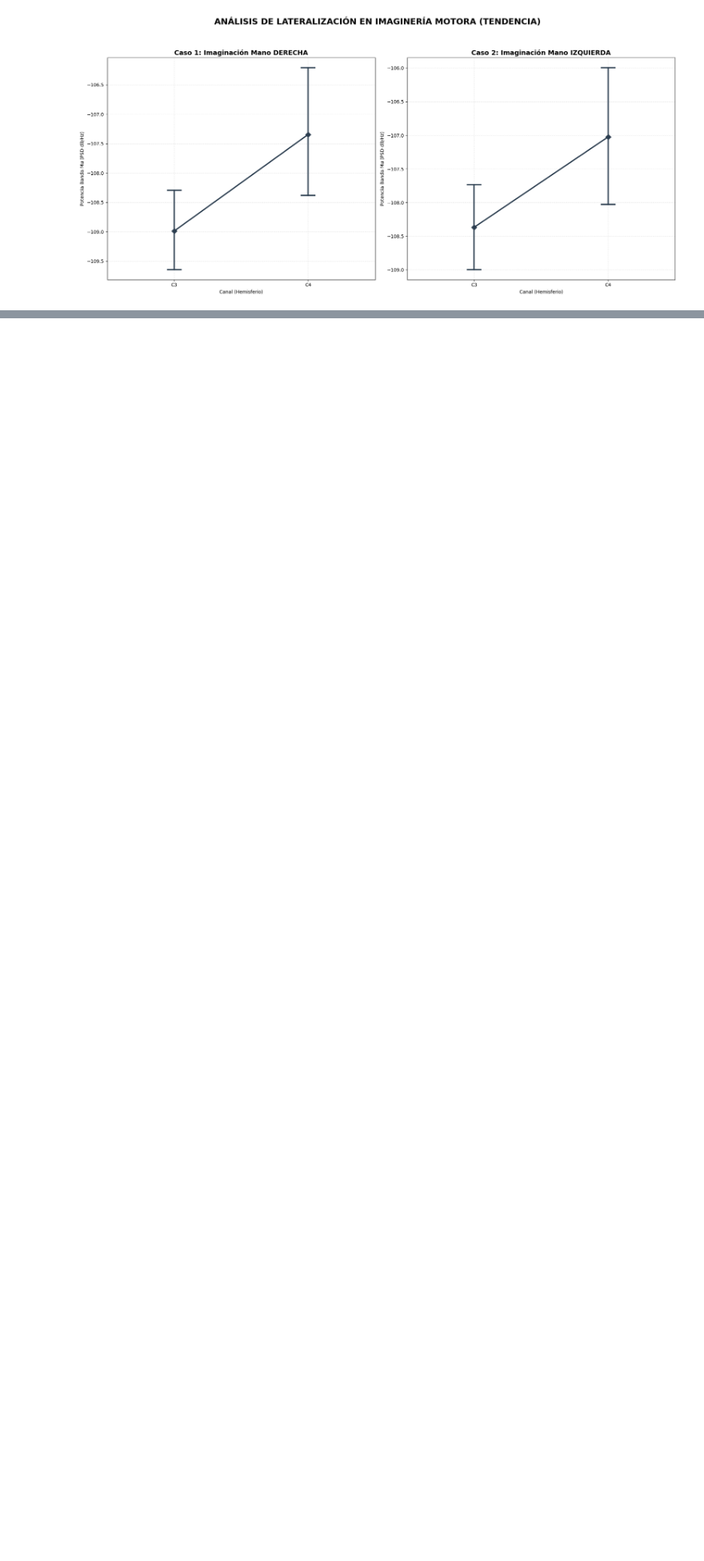
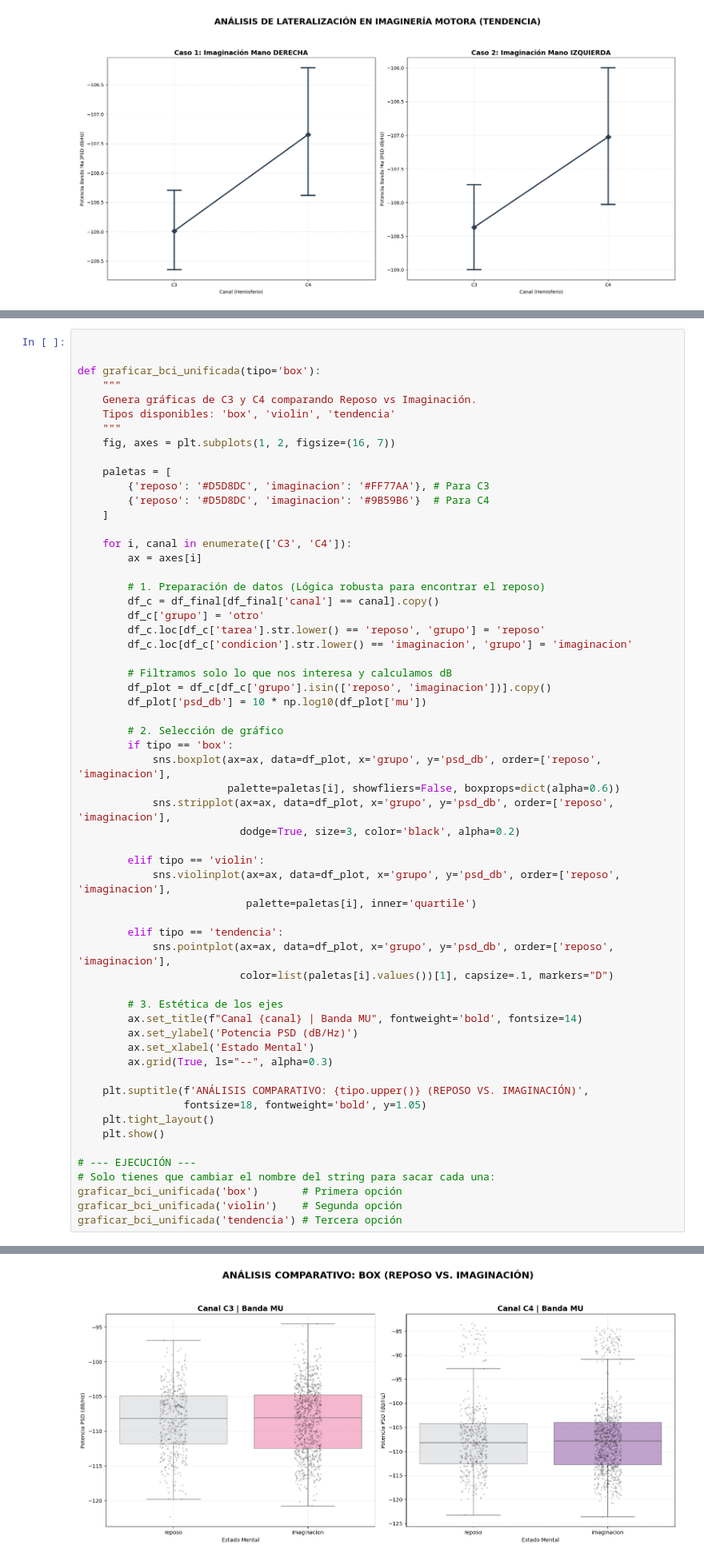
Before and after one commit to KarenAgudelo769/Proyecto_biosenales, a Jupyter notebook: codigo.ipynb, the cells around one changed output, grey strips where cells are left out. Shown at 80% size. Drawn from its saved outputs; the diff is of its cells as text; blank space fills up the shorter version.

```diff
--- a/codigo.ipynb
+++ b/codigo.ipynb
@@ -738,0 +750,60 @@ Passing `palette` without assigning `hue` is deprecated and will be removed in v
+# %%
+
+
+def graficar_bci_unificada(tipo='box'):
+    """
+    Genera gráficas de C3 y C4 comparando Reposo vs Imaginación.
+    Tipos disponibles: 'box', 'violin', 'tendencia'
+    """
+    fig, axes = plt.subplots(1, 2, figsize=(16, 7))
+
+    paletas = [
+        {'reposo': '#D5D8DC', 'imaginacion': '#FF77AA'}, # Para C3
+        {'reposo': '#D5D8DC', 'imaginacion': '#9B59B6'}  # Para C4
+    ]
+
+    for i, canal in enumerate(['C3', 'C4']):
+        ax = axes[i]
+
+        # 1. Preparación de datos (Lógica robusta para encontrar el reposo)
+        df_c = df_final[df_final['canal'] == canal].copy()
+        df_c['grupo'] = 'otro'
+        df_c.loc[df_c['tarea'].str.lower() == 'reposo', 'grupo'] = 'reposo'
+        df_c.loc[df_c['condicion'].str.lower() == 'imaginacion', 'grupo'] = 'imaginacion'
+
+        # Filtramos solo lo que nos interesa y calculamos dB
+        df_plot = df_c[df_c['grupo'].isin(['reposo', 'imaginacion'])].copy()
+        df_plot['psd_db'] = 10 * np.log10(df_plot['mu'])
+
+        # 2. Selección de gráfico
+        if tipo == 'box':
+            sns.boxplot(ax=ax, data=df_plot, x='grupo', y='psd_db', order=['reposo', 'imaginacion'],
+                        palette=paletas[i], showfliers=False, boxprops=dict(alpha=0.6))
+            sns.stripplot(ax=ax, data=df_plot, x='grupo', y='psd_db', order=['reposo', 'imaginacion'],
+                          dodge=True, size=3, color='black', alpha=0.2)
+
+        elif tipo == 'violin':
+            sns.violinplot(ax=ax, data=df_plot, x='grupo', y='psd_db', order=['reposo', 'imaginacion'],
+                           palette=paletas[i], inner='quartile')
+
+        elif tipo == 'tendencia':
+            sns.pointplot(ax=ax, data=df_plot, x='grupo', y='psd_db', order=['reposo', 'imaginacion'],
+                          color=list(paletas[i].values())[1], capsize=.1, markers="D")
+
+        # 3. Estética de los ejes
+        ax.set_title(f"Canal {canal} | Banda MU", fontweight='bold', fontsize=14)
+        ax.set_ylabel('Potencia PSD (dB/Hz)')
+        ax.set_xlabel('Estado Mental')
+        ax.grid(True, ls="--", alpha=0.3)
+
+    plt.suptitle(f'ANÁLISIS COMPARATIVO: {tipo.upper()} (REPOSO VS. IMAGINACIÓN)',
+                 fontsize=18, fontweight='bold', y=1.05)
+    plt.tight_layout()
+    plt.show()
+
+# --- EJECUCIÓN ---
+# Solo tienes que cambiar el nombre del string para sacar cada una:
+graficar_bci_unificada('box')       # Primera opción
+graficar_bci_unificada('violin')    # Segunda opción
+graficar_bci_unificada('tendencia') # Tercera opción
+# %% [output]
@@ -738,0 +817 @@ Passing `palette` without assigning `hue` is deprecated and will be removed in v
+[figure, added]
```
Also changed, not shown: parts of 6 cells of this notebook.
